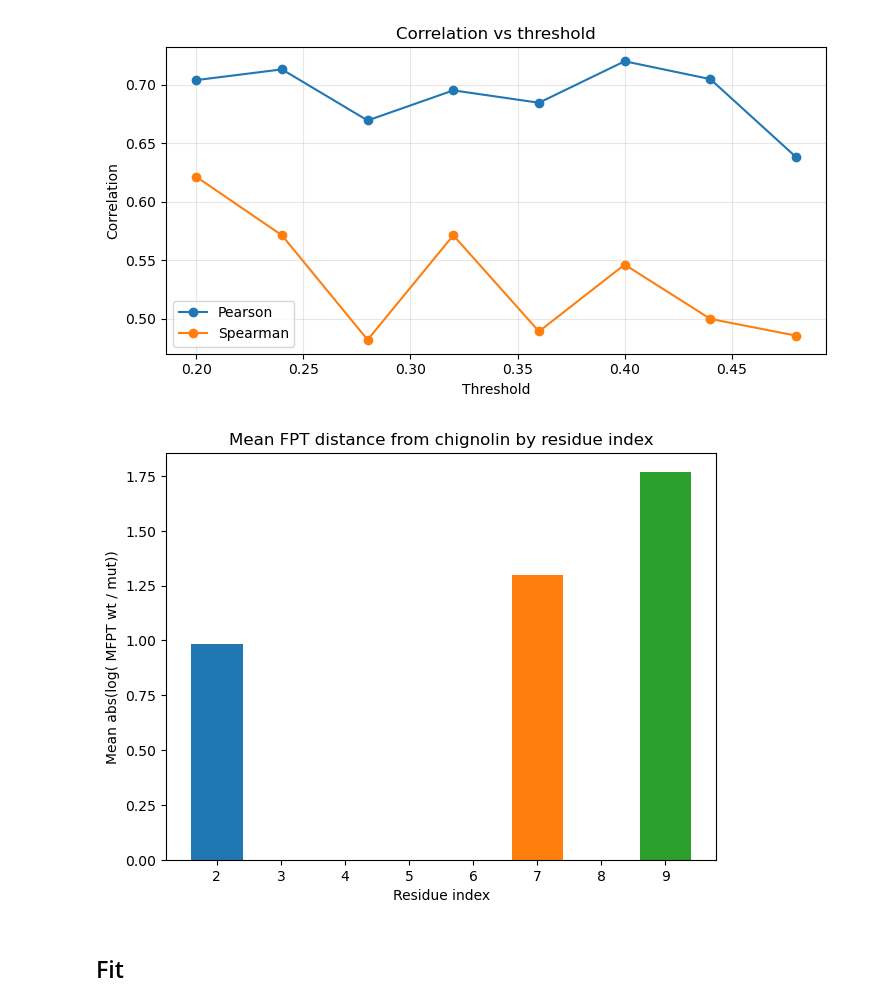
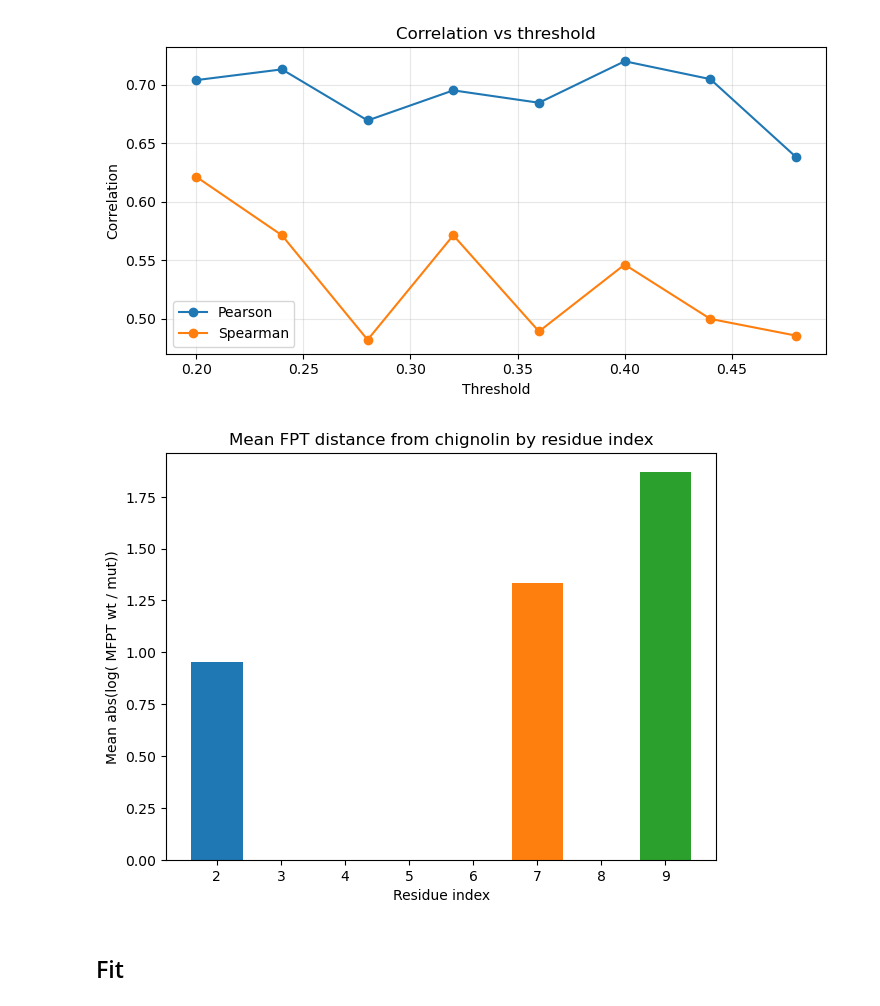
Before and after one commit to MendelsResearchGroup/guiding-peptide-kinetics, a Jupyter notebook: src/dan.ipynb, the cells around one changed output. Cells and saved outputs as stored; diff of their text form; code cells hidden in the pictures.

```diff
--- a/src/dan.ipynb
+++ b/src/dan.ipynb
@@ -383,30 +381,29 @@ plot_mfpt_trails(
 [figure]
 # %%
 
-
-df = collect_df(all_mfpt, thresholds[-2], 200)
+df = collect_df(all_mfpt, thresholds[-3], 200)
 
 wt_mfpt = float(df.loc['Wildtype', 'mfpt'])
 res_keys = sorted(int(k) for k in df['residue_idx'].dropna().unique())
 res_colors = color_map(res_keys) if 'color_map' in globals() else {k: None for k in res_keys}
 
 for i, group in df.groupby("residue_idx"):
     mfpt = group["mfpt"].to_numpy()
 
-    val = np.abs(np.log((wt_mfpt / mfpt))).mean()
+    val = np.log((wt_mfpt / mfpt)).mean()
 
     plt.bar(i, val, color=res_colors[i])
 
 plt.xlabel("Residue index")
 plt.ylabel("Mean abs(log( MFPT wt / mut))")
 plt.tight_layout()
 plt.title("Mean FPT distance from chignolin by residue index")
 plt.show()
 # Highest - 9th
 # Mid - 2nd
 # Low - 7th
 # %% [output]
-[figure, old version]
+[figure, new version]
 # %% [markdown]
 ## Fit
 # %%
```
Also changed, not shown: parts of 1 cell of this notebook, 3 other files.
